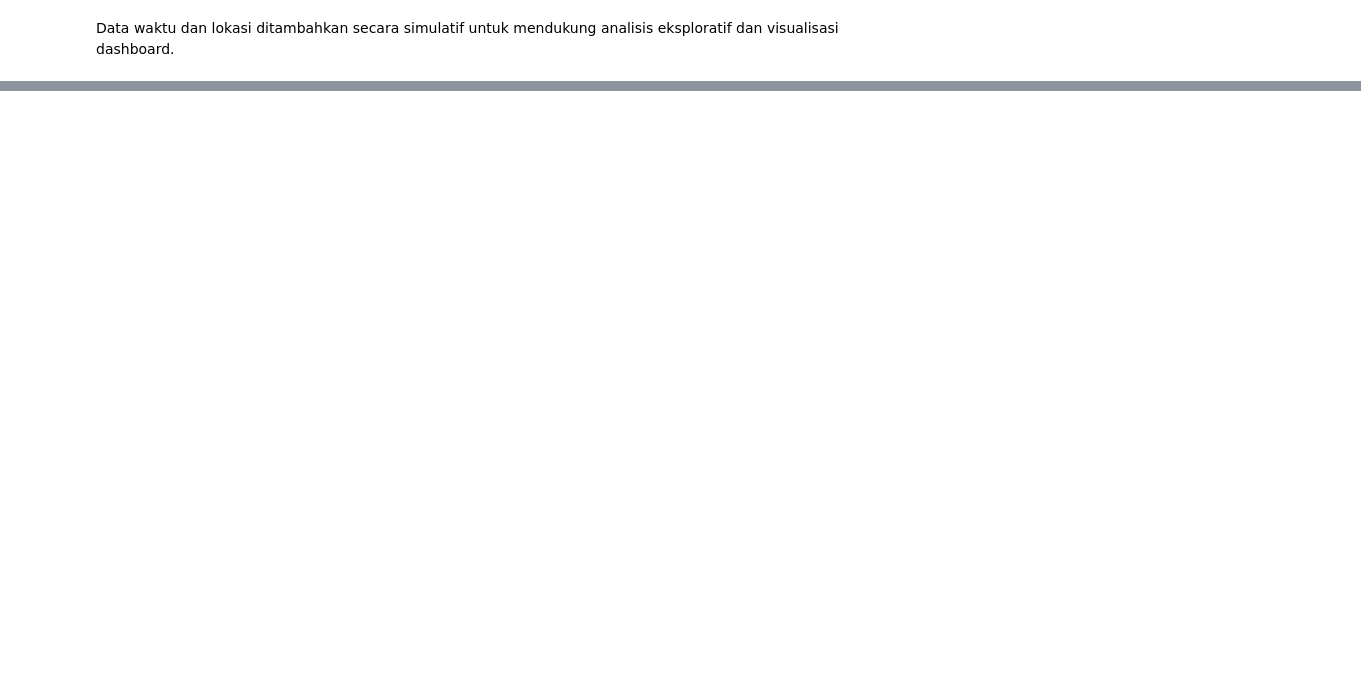
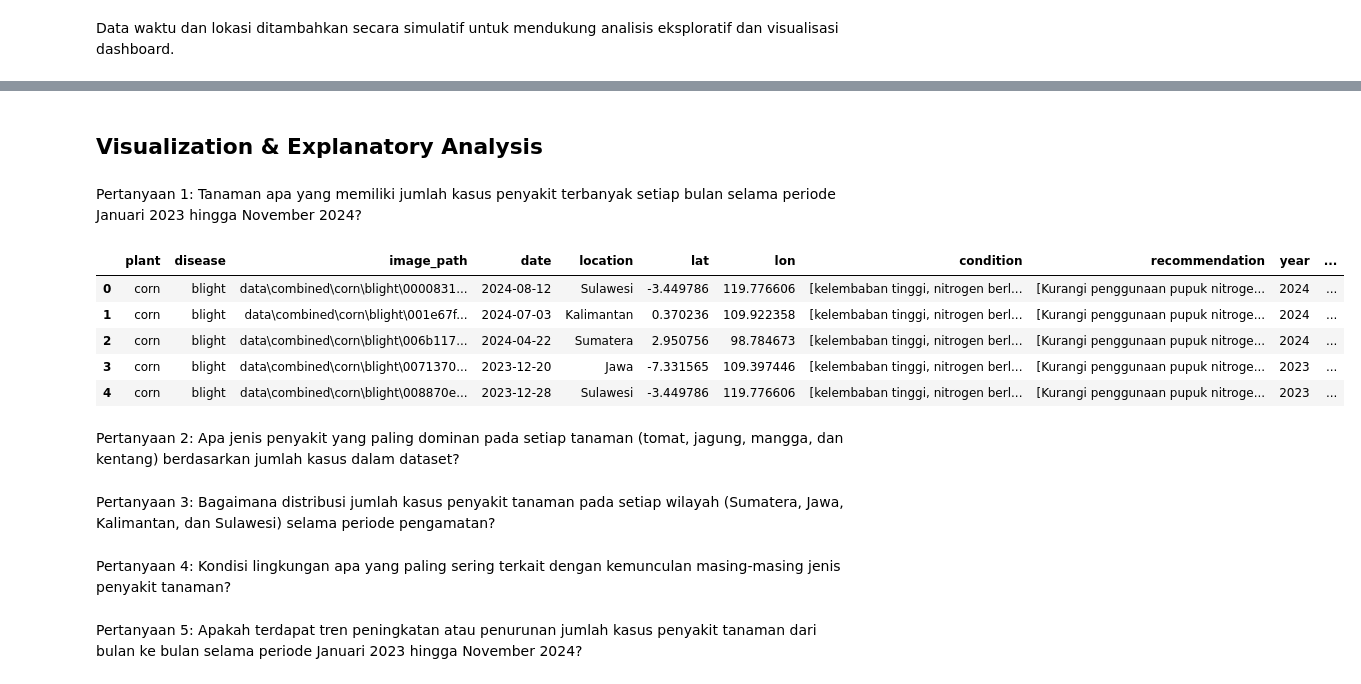
Before and after one commit to VANGROVEE/Data-Science, a Jupyter notebook: data_wrangling.ipynb, the cells around one changed output, grey strips where cells are left out. Drawn from its saved outputs; the diff is of its cells as text; code cells hidden in the pictures; blank space fills up the shorter version.

Commit message:
update EDA will add visualization

```diff
--- a/data_wrangling.ipynb
+++ b/data_wrangling.ipynb
@@ -389,0 +816,25 @@ Sampai: 2024-12-01 00:00:00
+# %% [markdown]
+## Visualization & Explanatory Analysis
+# %% [markdown]
+Pertanyaan 1: Tanaman apa yang memiliki jumlah kasus penyakit terbanyak setiap bulan selama periode Januari 2023 hingga November 2024?
+# %%
+df_disease = df_cleaned[df_cleaned["disease"] != "healthy"]
+# %%
+df_disease["year_month"] = df_disease["date"].dt.to_period("M")
+result = df_disease.groupby(["year_month", "plant"]).size().unstack()
+df_disease.head()
+# %% [output]
+|  | plant | disease | image_path | date | location | lat | lon | condition | recommendation | year | ... |
+| 0 | corn | blight | data\combined\corn\blight\0000831... | 2024-08-12 | Sulawesi | -3.449786 | 119.776606 | [kelembaban tinggi, nitrogen berl... | [Kurangi penggunaan pupuk nitroge... | 2024 | ... |
+| 1 | corn | blight | data\combined\corn\blight\001e67f... | 2024-07-03 | Kalimantan | 0.370236 | 109.922358 | [kelembaban tinggi, nitrogen berl... | [Kurangi penggunaan pupuk nitroge... | 2024 | ... |
+| 2 | corn | blight | data\combined\corn\blight\006b117... | 2024-04-22 | Sumatera | 2.950756 | 98.784673 | [kelembaban tinggi, nitrogen berl... | [Kurangi penggunaan pupuk nitroge... | 2024 | ... |
+| 3 | corn | blight | data\combined\corn\blight\0071370... | 2023-12-20 | Jawa | -7.331565 | 109.397446 | [kelembaban tinggi, nitrogen berl... | [Kurangi penggunaan pupuk nitroge... | 2023 | ... |
+| 4 | corn | blight | data\combined\corn\blight\008870e... | 2023-12-28 | Sulawesi | -3.449786 | 119.776606 | [kelembaban tinggi, nitrogen berl... | [Kurangi penggunaan pupuk nitroge... | 2023 | ... |
+# %% [markdown]
+Pertanyaan 2: Apa jenis penyakit yang paling dominan pada setiap tanaman (tomat, jagung, mangga, dan kentang) berdasarkan jumlah kasus dalam dataset?
+# %% [markdown]
+Pertanyaan 3: Bagaimana distribusi jumlah kasus penyakit tanaman pada setiap wilayah (Sumatera, Jawa, Kalimantan, dan Sulawesi) selama periode pengamatan?
+# %% [markdown]
+Pertanyaan 4: Kondisi lingkungan apa yang paling sering terkait dengan kemunculan masing-masing jenis penyakit tanaman?
+# %% [markdown]
+Pertanyaan 5: Apakah terdapat tren peningkatan atau penurunan jumlah kasus penyakit tanaman dari bulan ke bulan selama periode Januari 2023 hingga November 2024?
```
Also changed, not shown: parts of 20 cells of this notebook.
